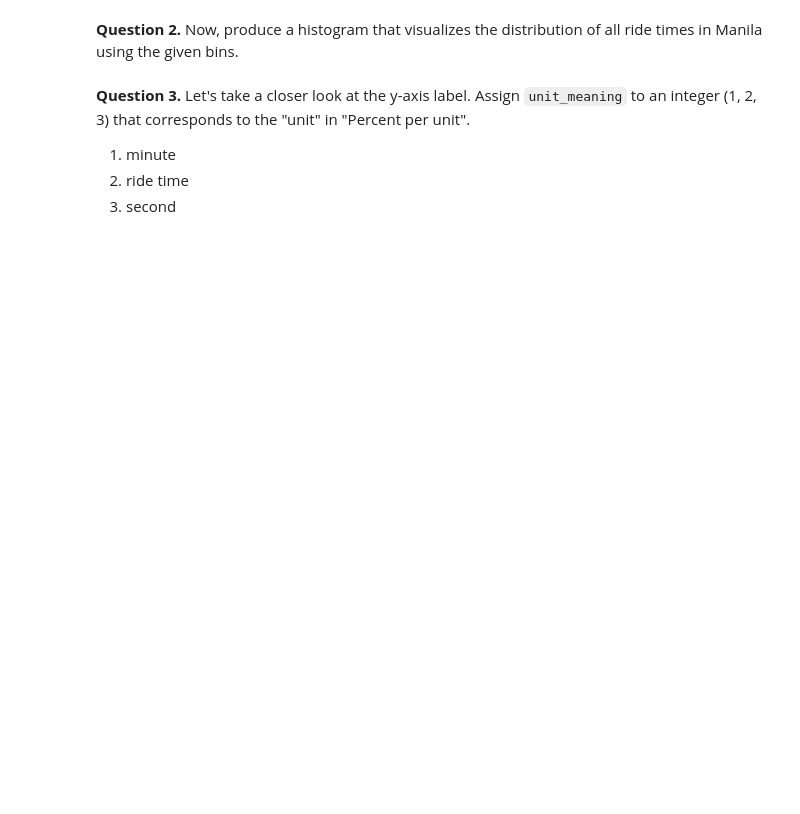
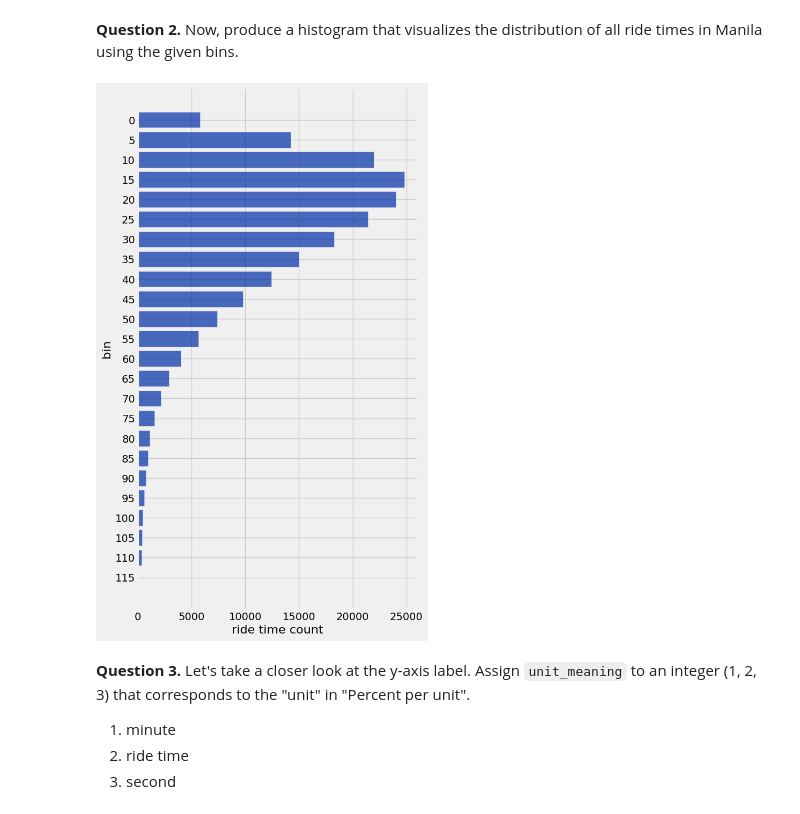
Before and after one commit to kwagoner1/DATA_FALL, a Jupyter notebook: hw03/hw03.ipynb, the cells around one changed output. Drawn from its saved outputs; the diff is of its cells as text; code cells hidden in the pictures; blank space fills up the shorter version.

```diff
--- a/hw03/hw03.ipynb
+++ b/hw03/hw03.ipynb
@@ -343,10 +352,12 @@ equal_bins = np.arange(0, 120, 5)
 **Question 2.** Now, produce a histogram that visualizes the distribution of all ride times in Manila using the given bins.
 # %%
 equal_bins = np.arange(0, 120, 5)
-...
-
+mRides = manila.bin('ride time',bins = equal_bins)
+mRides.barh('bin')
 # Don't delete the following line!
-plt.ylim(0, 0.05);
+# plt.ylim(0, 0.05);
+# %% [output]
+[figure, added]
 # %% [markdown]
 <!-- END QUESTION -->
 
```
Also changed, not shown: parts of 20 cells of this notebook, 3 other files.
